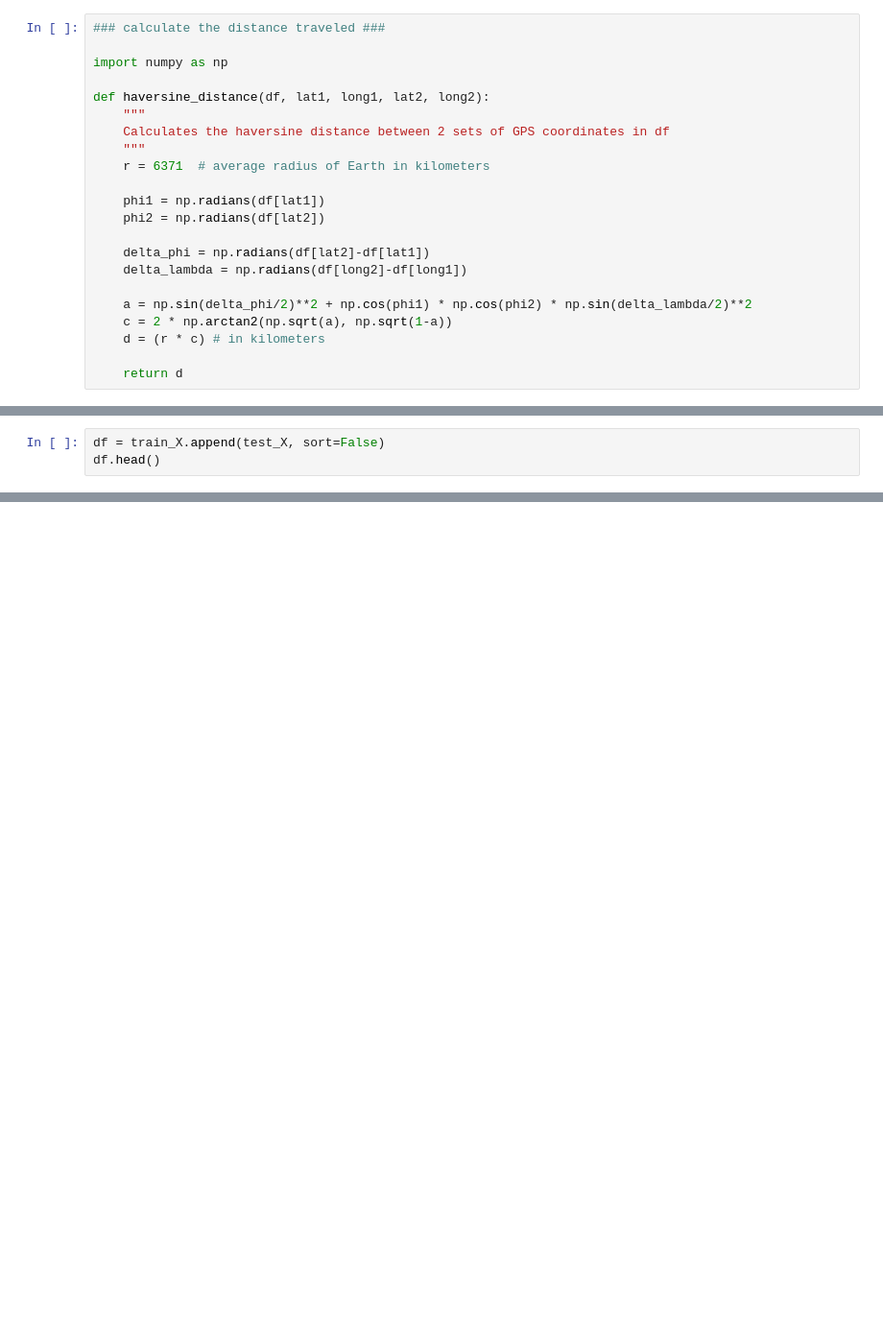
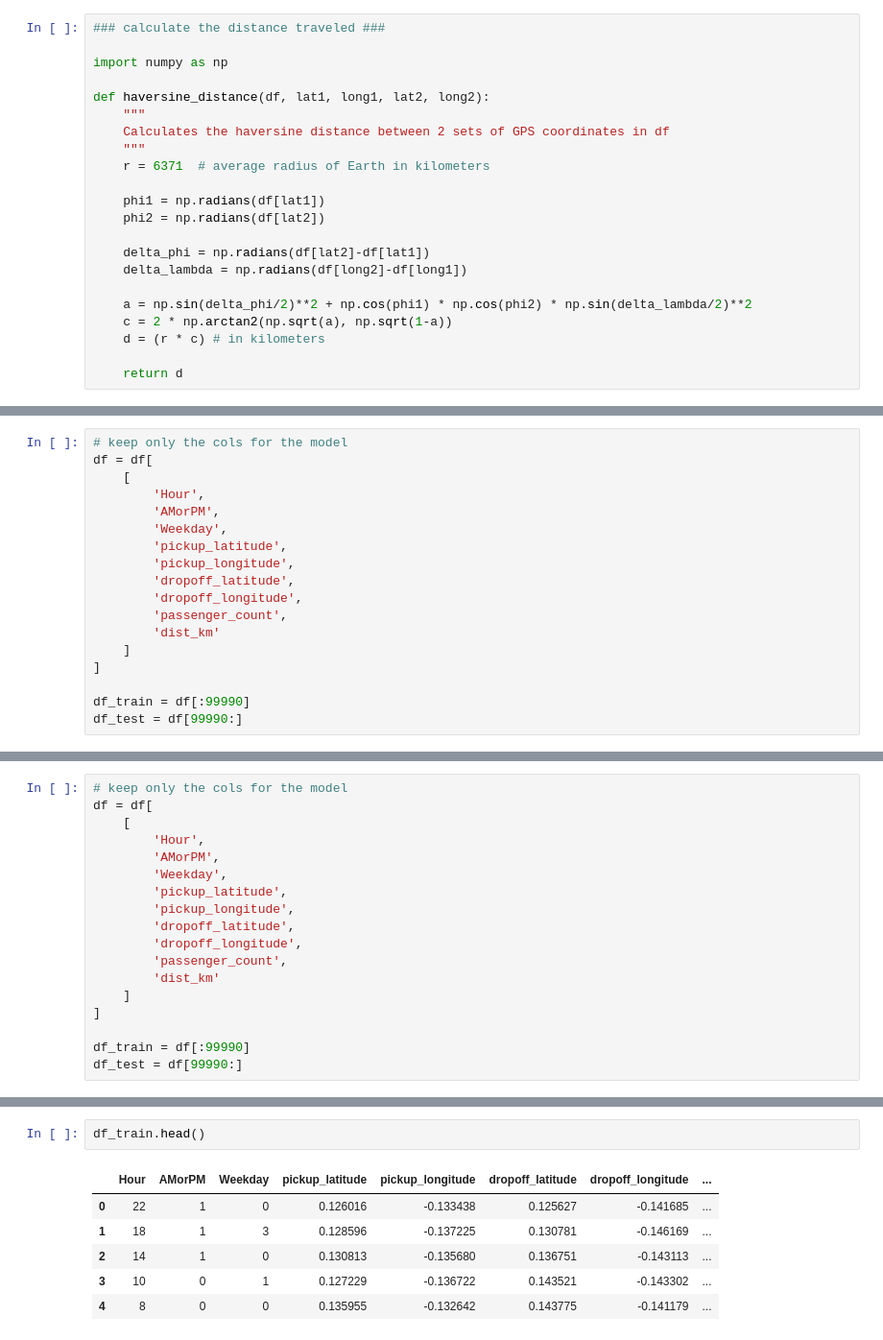
Before and after one commit to akiabe/Tabular_data_with_PyTorch, a Jupyter notebook: src/tabular_data_with_pytorch.ipynb, the cells around one changed output, grey strips where cells are left out. Shown at 96% size. Saved outputs shown, nothing was run; the diff lists cells and outputs as text; blank space fills up the shorter version.

```diff
--- a/src/tabular_data_with_pytorch.ipynb
+++ b/src/tabular_data_with_pytorch.ipynb
@@ -123,3 +118,0 @@ test_X = df_test
-# %%
-df = train_X.append(test_X, sort=False)
-df.head()
@@ -171,0 +200,18 @@ df.head()
+# %%
+# keep only the cols for the model
+df = df[
+    [
+        'Hour',
+        'AMorPM',
+        'Weekday',
+        'pickup_latitude',
+        'pickup_longitude',
+        'dropoff_latitude',
+        'dropoff_longitude',
+        'passenger_count',
+        'dist_km'
+    ]
+]
+
+df_train = df[:99990]
+df_test = df[99990:]
@@ -171,0 +299,18 @@ df.head()
+# %%
+# keep only the cols for the model
+df = df[
+    [
+        'Hour',
+        'AMorPM',
+        'Weekday',
+        'pickup_latitude',
+        'pickup_longitude',
+        'dropoff_latitude',
+        'dropoff_longitude',
+        'passenger_count',
+        'dist_km'
+    ]
+]
+
+df_train = df[:99990]
+df_test = df[99990:]
@@ -171,0 +349,9 @@ df.head()
+# %%
+df_train.head()
+# %% [output]
+|  | Hour | AMorPM | Weekday | pickup_latitude | pickup_longitude | dropoff_latitude | dropoff_longitude | ... |
+| 0 | 22 | 1 | 0 | 0.126016 | -0.133438 | 0.125627 | -0.141685 | ... |
+| 1 | 18 | 1 | 3 | 0.128596 | -0.137225 | 0.130781 | -0.146169 | ... |
+| 2 | 14 | 1 | 0 | 0.130813 | -0.135680 | 0.136751 | -0.143113 | ... |
+| 3 | 10 | 0 | 1 | 0.127229 | -0.136722 | 0.143521 | -0.143302 | ... |
+| 4 | 8 | 0 | 0 | 0.135955 | -0.132642 | 0.143775 | -0.141179 | ... |
```
Also changed, not shown: parts of 33 cells of this notebook.
